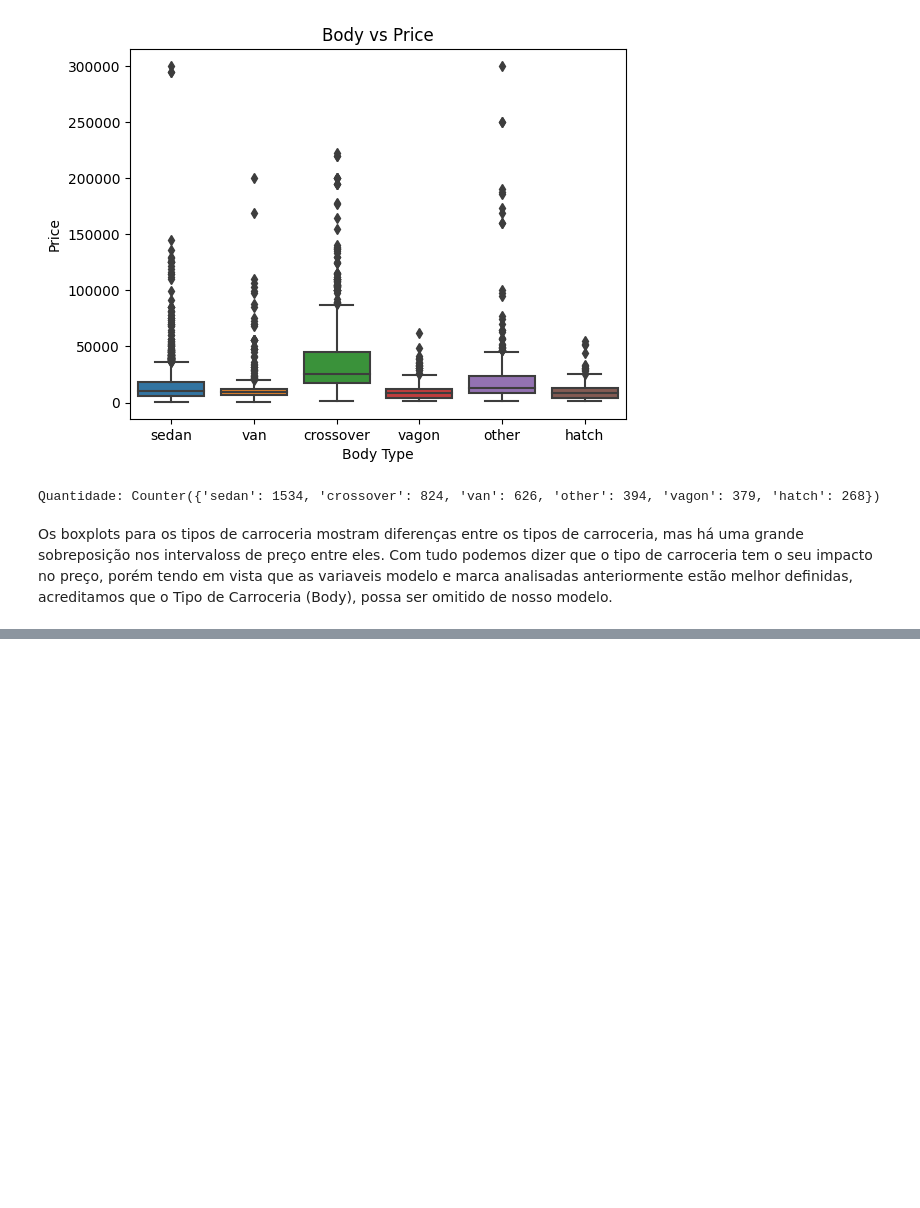
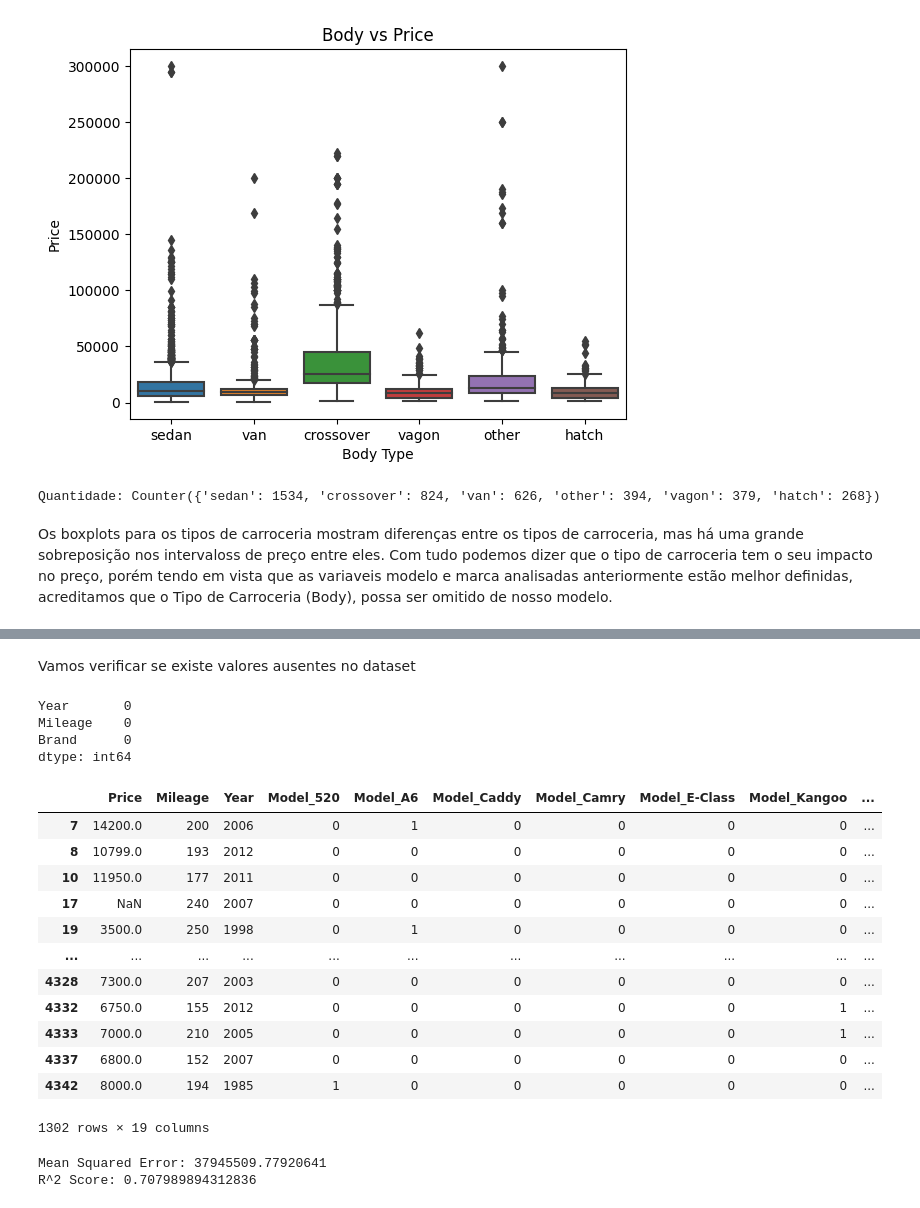
Before and after one commit to danzbz/VehiclePriceAI, a Jupyter notebook: RegressaoLinear.ipynb, the cells around one changed output, grey strips where cells are left out. Saved outputs shown, nothing was run; the diff lists cells and outputs as text; code cells hidden in the pictures; blank space fills up the shorter version.

Commit message:
Regressão Linear

```diff
--- a/RegressaoLinear.ipynb
+++ b/RegressaoLinear.ipynb
@@ -437,0 +442,3 @@ Com essas informações, a análise exploratória foi concluída, fornecendo uma
+# %%
+data_processado = data.drop(columns=['EngineV', 'Engine Type', 'Registration', 'Body'])
+data_processado.head()
@@ -437,0 +454,3 @@ Com essas informações, a análise exploratória foi concluída, fornecendo uma
+# %%
+top_10_modelos = data_processado['Model'].value_counts().head(10).index.tolist()
+data_top_10_modelos = data_processado[data_processado['Model'].isin(top_10_modelos)]
@@ -437,0 +459,4 @@ Com essas informações, a análise exploratória foi concluída, fornecendo uma
+# %%
+df_dummy = pd.get_dummies(data_top_10_modelos, columns=['Model'])
+display(df_dummy.columns)
+display(df_dummy.shape)
@@ -437,0 +478,65 @@ Com essas informações, a análise exploratória foi concluída, fornecendo uma
+# %% [markdown]
+Vamos verificar se existe valores ausentes no dataset
+# %%
+print(df_dummy[['Year', 'Mileage', 'Brand']].isnull().sum())
+# %% [output]
+Year       0
+Mileage    0
+Brand      0
+dtype: int64
+# %%
+df_dummy = pd.get_dummies(df_dummy, columns=['Brand'])
+
+
+display(df_dummy)
+# %% [output]
+|  | Price | Mileage | Year | Model_520 | Model_A6 | Model_Caddy | Model_Camry | Model_E-Class | Model_Kangoo | ... |
+| 7 | 14200.0 | 200 | 2006 | 0 | 1 | 0 | 0 | 0 | 0 | ... |
+| 8 | 10799.0 | 193 | 2012 | 0 | 0 | 0 | 0 | 0 | 0 | ... |
+| 10 | 11950.0 | 177 | 2011 | 0 | 0 | 0 | 0 | 0 | 0 | ... |
+| 17 | NaN | 240 | 2007 | 0 | 0 | 0 | 0 | 0 | 0 | ... |
+| 19 | 3500.0 | 250 | 1998 | 0 | 1 | 0 | 0 | 0 | 0 | ... |
+| ... | ... | ... | ... | ... | ... | ... | ... | ... | ... | ... |
+| 4328 | 7300.0 | 207 | 2003 | 0 | 0 | 0 | 0 | 0 | 0 | ... |
+| 4332 | 6750.0 | 155 | 2012 | 0 | 0 | 0 | 0 | 0 | 1 | ... |
+| 4333 | 7000.0 | 210 | 2005 | 0 | 0 | 0 | 0 | 0 | 1 | ... |
+| 4337 | 6800.0 | 152 | 2007 | 0 | 0 | 0 | 0 | 0 | 0 | ... |
+| 4342 | 8000.0 | 194 | 1985 | 1 | 0 | 0 | 0 | 0 | 0 | ... |
+1302 rows × 19 columns
+# %%
+from sklearn.model_selection import train_test_split
+from sklearn.linear_model import LinearRegression
+from sklearn.metrics import mean_squared_error, r2_score
+
+# Definindo as variáveis independentes e a dependente
+X = df_dummy.drop(['Price'], axis=1)
+y = df_dummy['Price']
+
+# Dividindo o conjunto de dados em treino e teste
+X_train, X_test, y_train, y_test = train_test_split(X, y, test_size=0.3, random_state=1)
+
+# Remover registros com valor NaN na variável dependente dos conjuntos de treino e teste
+X_train_clean = X_train[y_train.notnull()]
+y_train_clean = y_train[y_train.notnull()]
+X_test_clean = X_test[y_test.notnull()]
+y_test_clean = y_test[y_test.notnull()]
+
+# Criando o modelo de regressão linear
+linear_reg_model = LinearRegression()
+
+# Treinando o modelo com os dados de treino limpos
+linear_reg_model.fit(X_train_clean, y_train_clean)
+
+# Realizando previsões com o conjunto de teste limpo
+y_pred_clean = linear_reg_model.predict(X_test_clean)
+
+# Calculando o Mean Squared Error (MSE) e o coeficiente de determinação (R^2) com os dados limpos
+mse_clean = mean_squared_error(y_test_clean, y_pred_clean)
+r2_clean = r2_score(y_test_clean, y_pred_clean)
+
+# Exibindo os resultados
+print(f"Mean Squared Error: {mse_clean}")
+print(f"R^2 Score: {r2_clean}")
+# %% [output]
+Mean Squared Error: 37945509.77920641
+R^2 Score: 0.707989894312836
```
Also changed, not shown: parts of 9 cells of this notebook.
